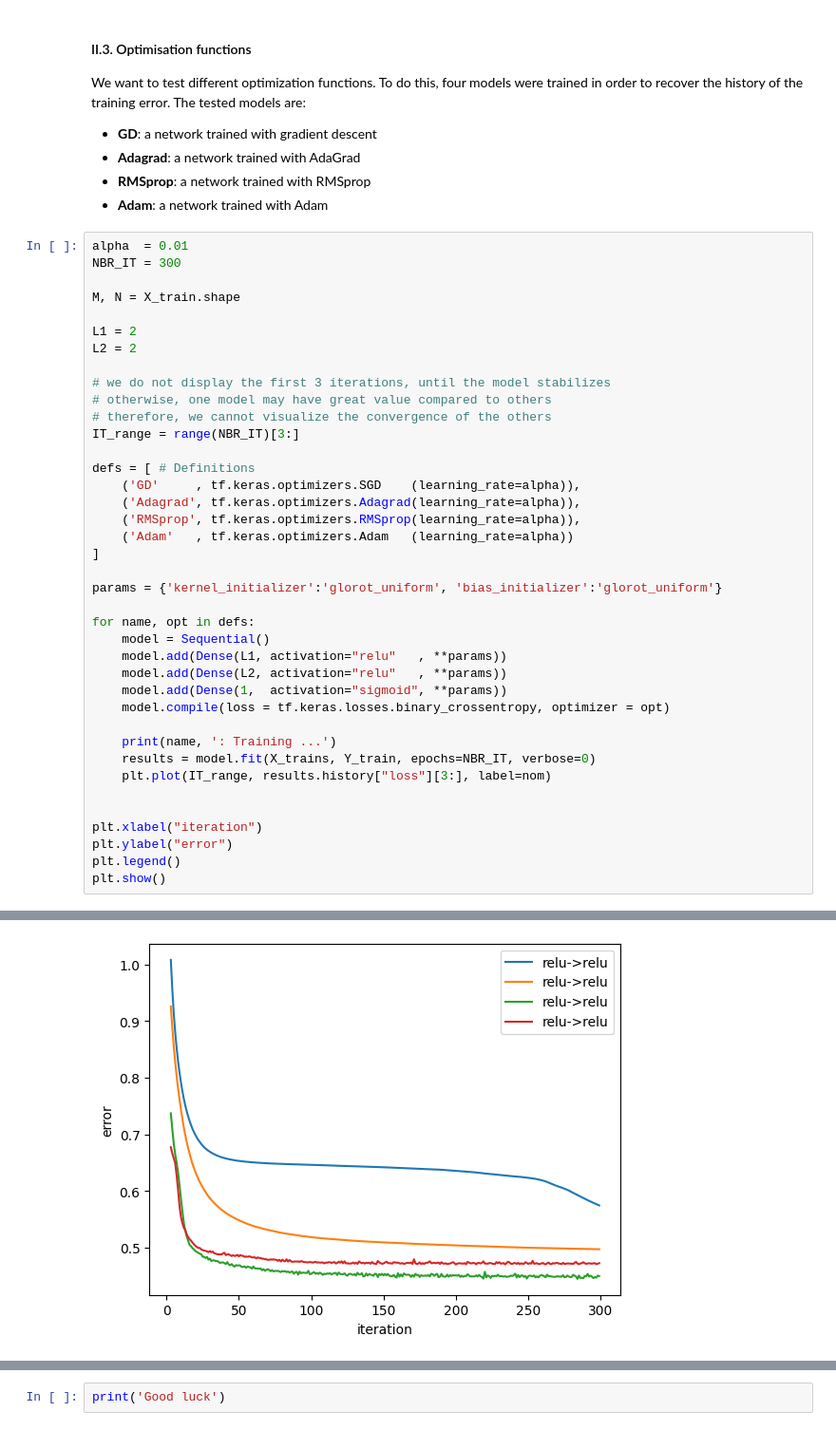
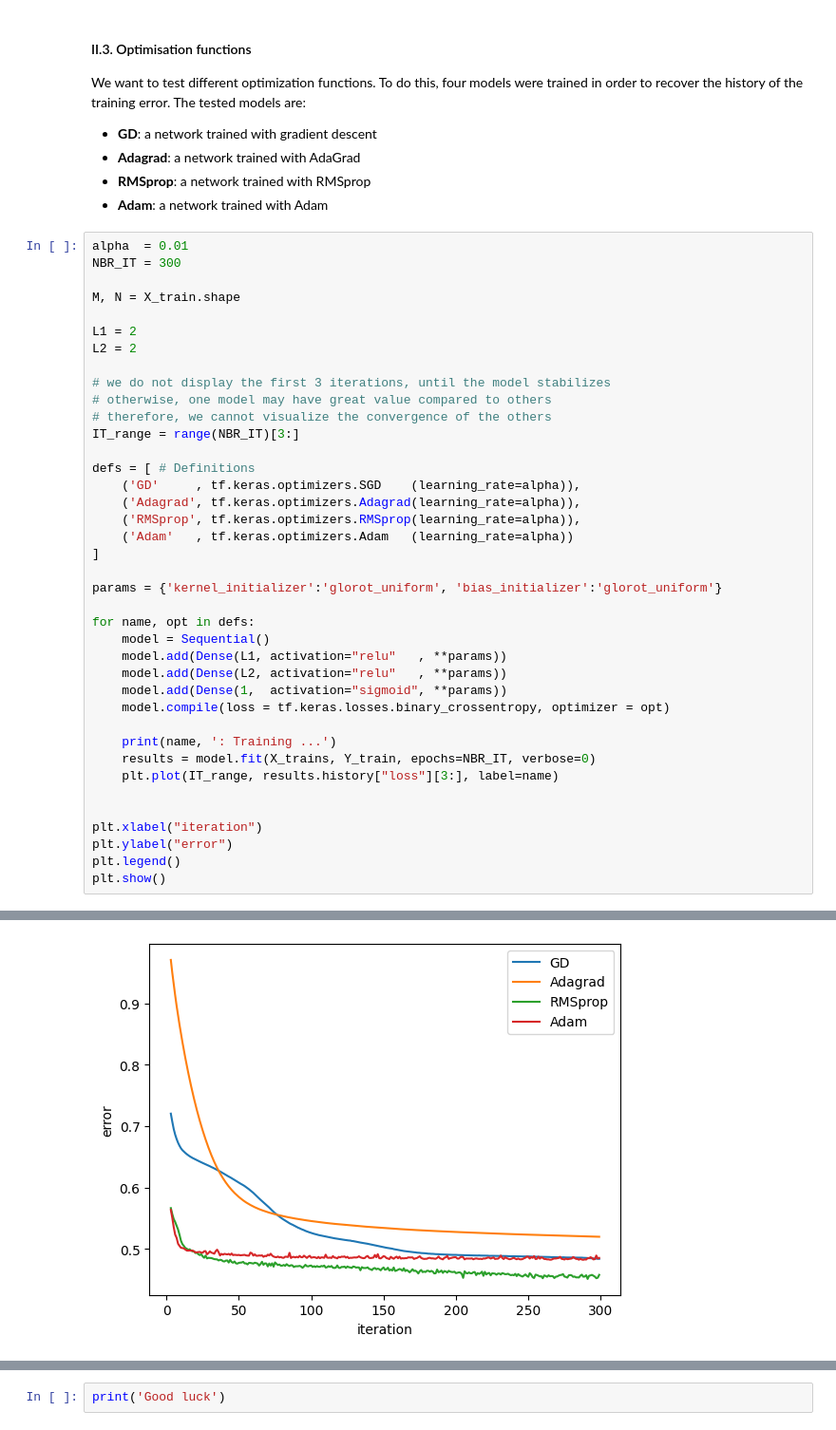
Before and after one commit to mokraneimed/TP_ML, a Jupyter notebook: Lab05SD/Lab05SD_NN_student1_student2_v1.ipynb, the cells around one changed output, grey strips where cells are left out. Shown: that part at 95% size. Saved outputs shown, nothing was run; the diff lists cells and outputs as text.

```diff
--- a/Lab05SD/Lab05SD_NN_student1_student2_v1.ipynb
+++ b/Lab05SD/Lab05SD_NN_student1_student2_v1.ipynb
@@ -976,35 +949,35 @@ IT_range = range(NBR_IT)[3:]
 
 defs = [ # Definitions
     ('GD'     , tf.keras.optimizers.SGD    (learning_rate=alpha)),
     ('Adagrad', tf.keras.optimizers.Adagrad(learning_rate=alpha)),
     ('RMSprop', tf.keras.optimizers.RMSprop(learning_rate=alpha)),
     ('Adam'   , tf.keras.optimizers.Adam   (learning_rate=alpha))
 ]
 
 params = {'kernel_initializer':'glorot_uniform', 'bias_initializer':'glorot_uniform'}
 
 for name, opt in defs:
     model = Sequential()
     model.add(Dense(L1, activation="relu"   , **params))
     model.add(Dense(L2, activation="relu"   , **params))
     model.add(Dense(1,  activation="sigmoid", **params))
     model.compile(loss = tf.keras.losses.binary_crossentropy, optimizer = opt)
 
     print(name, ': Training ...')
     results = model.fit(X_trains, Y_train, epochs=NBR_IT, verbose=0)
-    plt.plot(IT_range, results.history["loss"][3:], label=nom)
+    plt.plot(IT_range, results.history["loss"][3:], label=name)
 
 
 plt.xlabel("iteration")
 plt.ylabel("error")
 plt.legend()
 plt.show()
 # %% [output]
 GD : Training ...
 Adagrad : Training ...
 RMSprop : Training ...
 Adam : Training ...
-[figure, old version]
+[figure, new version]
 # %% [markdown]
 **TODO: Analyze the results**
 
```
Also changed, not shown: parts of 4 cells of this notebook.
